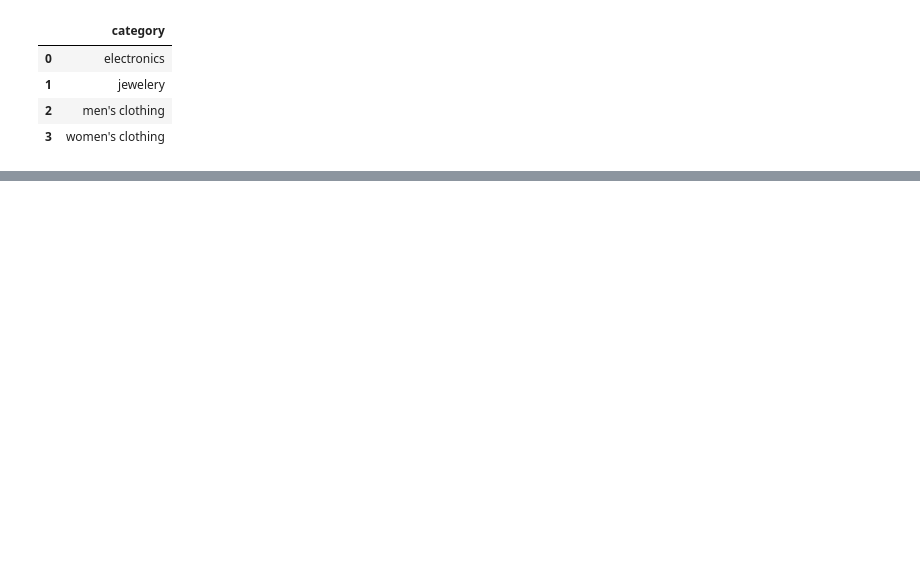
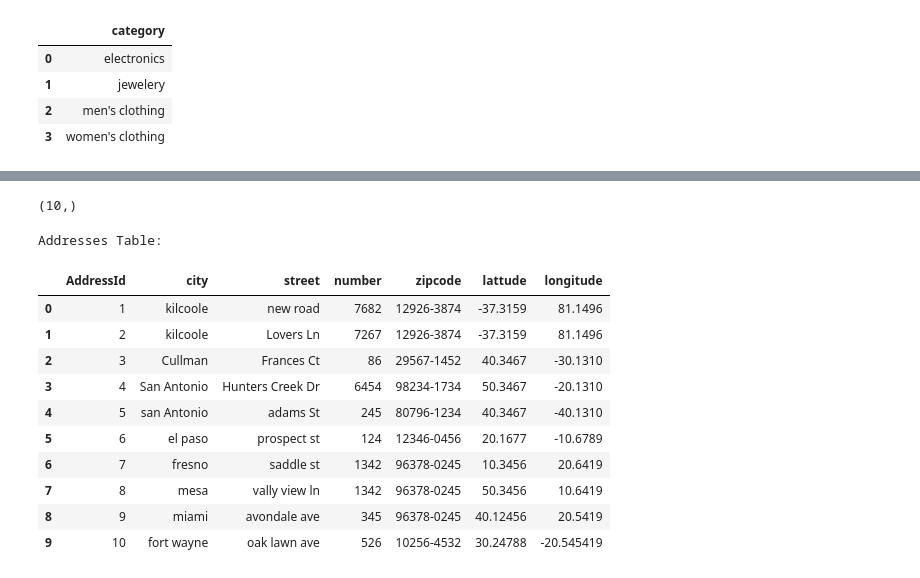
Before and after one commit to Sonalilipsa17375/ECommerce-Sales-Warehouse, a Jupyter notebook: notebooks/exploration.ipynb, the cells around one changed output, grey strips where cells are left out. Saved outputs shown, nothing was run; the diff lists cells and outputs as text; code cells hidden in the pictures; blank space fills up the shorter version.

```diff
--- a/notebooks/exploration.ipynb
+++ b/notebooks/exploration.ipynb
@@ -60,3 +145,7 @@ users
 | 7 | {'geolocation': {'lat': '50.3456'... | 8 | william@gmail.com | hopkins | William56$hj | {'firstname': 'william', 'lastnam... | 1-478-001-0890 | 0 |
 | 8 | {'geolocation': {'lat': '40.12456... | 9 | kate@gmail.com | kate_h | kfejk@*_ | {'firstname': 'kate', 'lastname':... | 1-678-456-1934 | 0 |
 | 9 | {'geolocation': {'lat': '30.24788... | 10 | jimmie@gmail.com | jimmie_k | klein*#%* | {'firstname': 'jimmie', 'lastname... | 1-104-001-4567 | 0 |
+# %%
+users.address.shape
+# %% [output]
+(10,)
@@ -62,0 +215,17 @@ users
+# %%
+# Print for verification
+print("Addresses Table:")
+addresses
+# %% [output]
+Addresses Table:
+|  | AddressId | city | street | number | zipcode | lattude | longitude |
+| 0 | 1 | kilcoole | new road | 7682 | 12926-3874 | -37.3159 | 81.1496 |
+| 1 | 2 | kilcoole | Lovers Ln | 7267 | 12926-3874 | -37.3159 | 81.1496 |
+| 2 | 3 | Cullman | Frances Ct | 86 | 29567-1452 | 40.3467 | -30.1310 |
+| 3 | 4 | San Antonio | Hunters Creek Dr | 6454 | 98234-1734 | 50.3467 | -20.1310 |
+| 4 | 5 | san Antonio | adams St | 245 | 80796-1234 | 40.3467 | -40.1310 |
+| 5 | 6 | el paso | prospect st | 124 | 12346-0456 | 20.1677 | -10.6789 |
+| 6 | 7 | fresno | saddle st | 1342 | 96378-0245 | 10.3456 | 20.6419 |
+| 7 | 8 | mesa | vally view ln | 1342 | 96378-0245 | 50.3456 | 10.6419 |
+| 8 | 9 | miami | avondale ave | 345 | 96378-0245 | 40.12456 | 20.5419 |
+| 9 | 10 | fort wayne | oak lawn ave | 526 | 10256-4532 | 30.24788 | -20.545419 |
```
Also changed, not shown: parts of 10 cells of this notebook.
